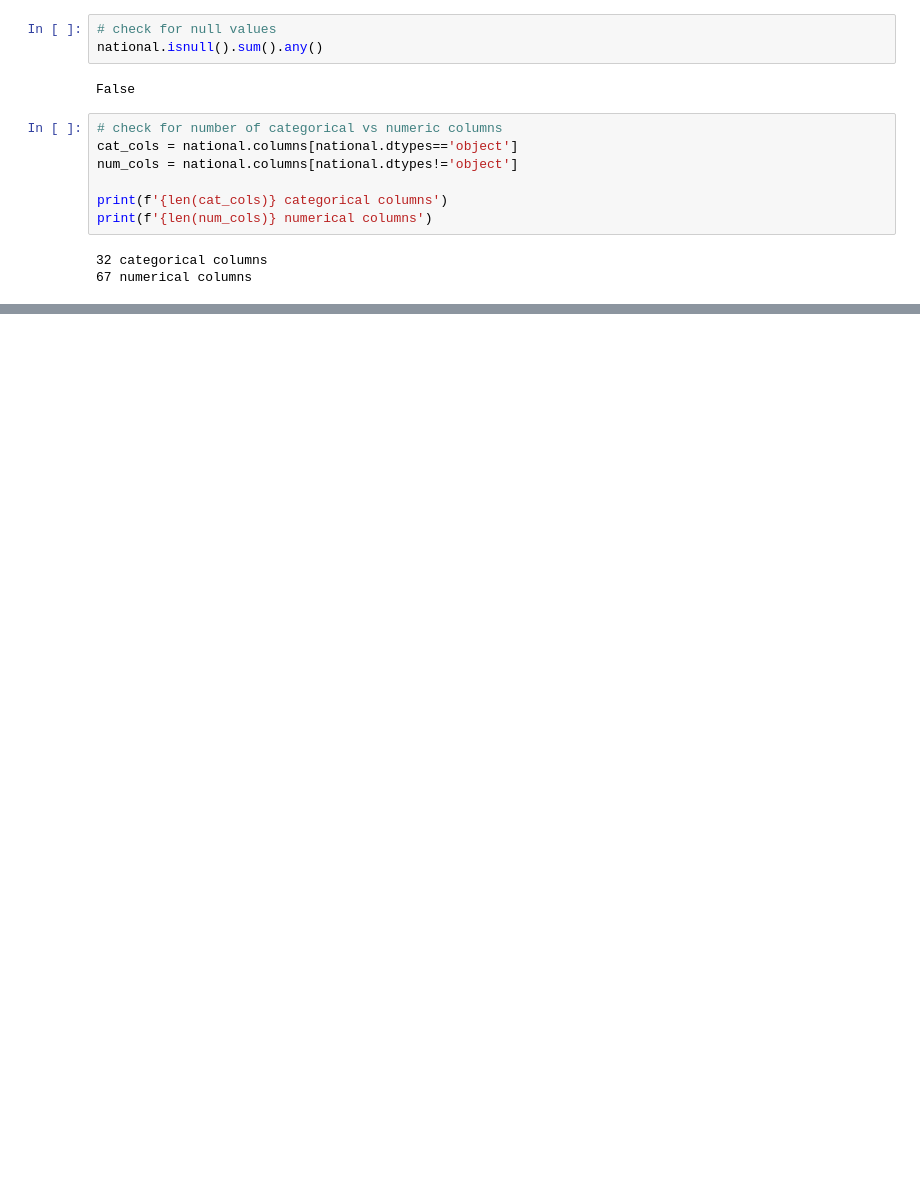
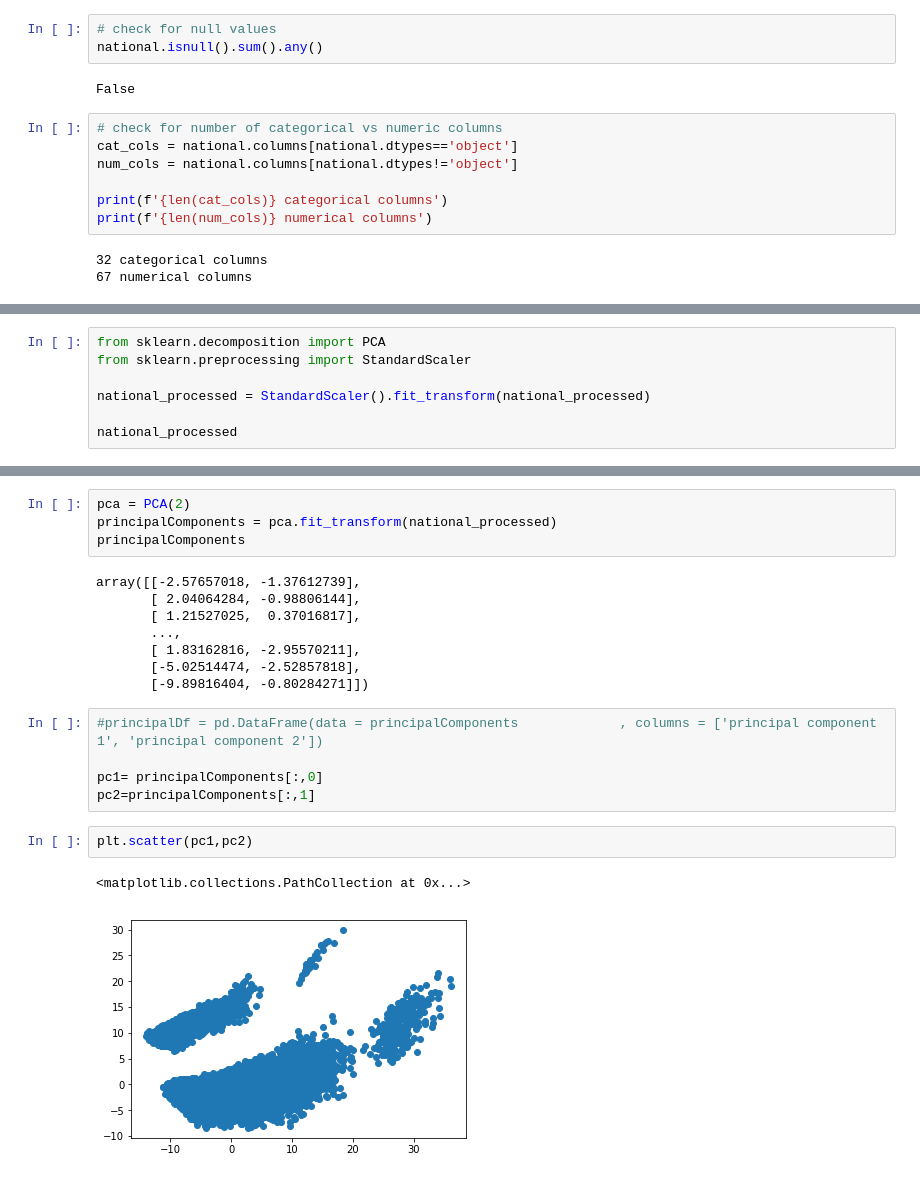
Before and after one commit to nikibhatt/DS-Unit-1-Sprint-3-Linear-Algebra, a Jupyter notebook: module3-dimensionality-reduction/NB_LS_DS_133_High_Dimensional_Data_Assignment.ipynb, the cells around one changed output, grey strips where cells are left out. Saved outputs shown, nothing was run; the diff lists cells and outputs as text; blank space fills up the shorter version.

```diff
--- a/module3-dimensionality-reduction/NB_LS_DS_133_High_Dimensional_Data_Assignment.ipynb
+++ b/module3-dimensionality-reduction/NB_LS_DS_133_High_Dimensional_Data_Assignment.ipynb
@@ -301,0 +206,7 @@ print(values,vectors)
+# %%
+from sklearn.decomposition import PCA
+from sklearn.preprocessing import StandardScaler
+
+national_processed = StandardScaler().fit_transform(national_processed)
+
+national_processed
@@ -301,0 +227,22 @@ print(values,vectors)
+# %%
+pca = PCA(2)
+principalComponents = pca.fit_transform(national_processed)
+principalComponents
+# %% [output]
+array([[-2.57657018, -1.37612739],
+       [ 2.04064284, -0.98806144],
+       [ 1.21527025,  0.37016817],
+       ...,
+       [ 1.83162816, -2.95570211],
+       [-5.02514474, -2.52857818],
+       [-9.89816404, -0.80284271]])
+# %%
+#principalDf = pd.DataFrame(data = principalComponents             , columns = ['principal component 1', 'principal component 2'])
+
+pc1= principalComponents[:,0]
+pc2=principalComponents[:,1]
+# %%
+plt.scatter(pc1,pc2)
+# %% [output]
+<matplotlib.collections.PathCollection at 0x...>
+[figure, added]
```
Also changed, not shown: parts of 9 cells of this notebook.
